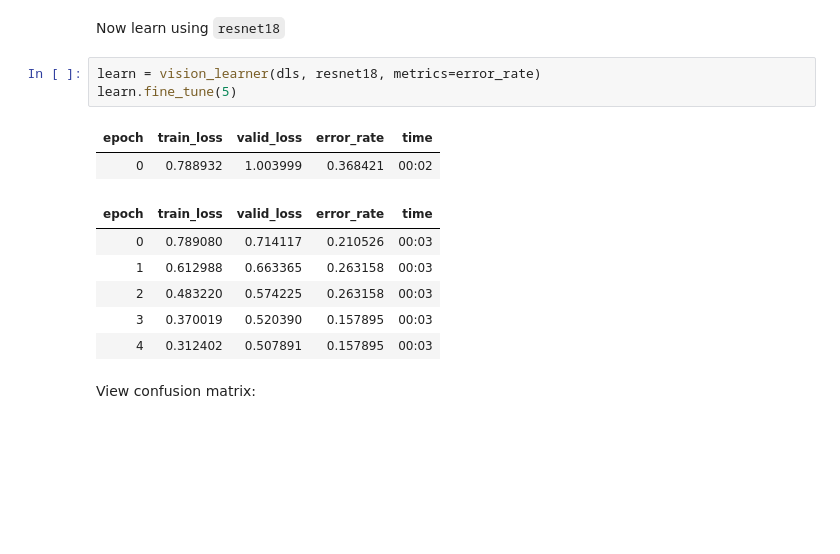
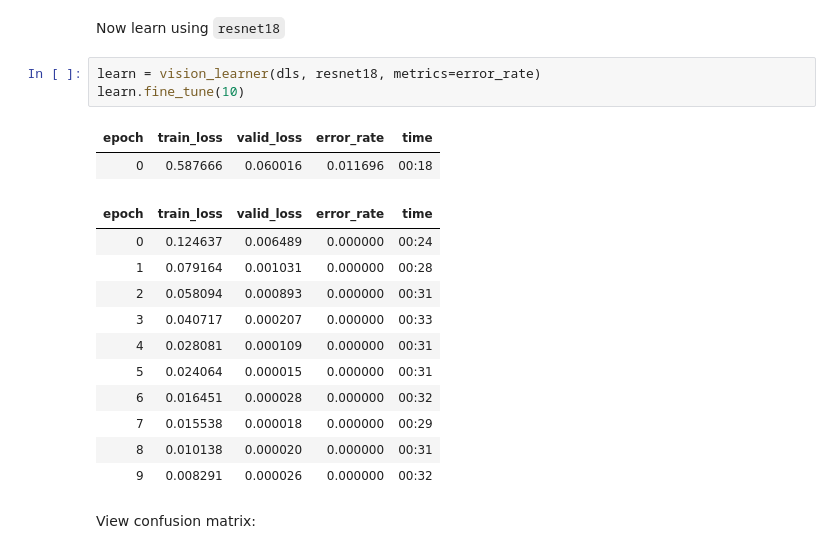
Before and after one commit to felipevaldes/FastAI, a Jupyter notebook: IsItaWoodScrew.ipynb, the cells around one changed output. Cells and saved outputs as stored; diff of their text form; blank space fills up the shorter version.

```diff
--- a/IsItaWoodScrew.ipynb
+++ b/IsItaWoodScrew.ipynb
@@ -75,16 +75,21 @@ dls = DataBlock(
 Now learn using `resnet18`
 # %%
 learn = vision_learner(dls, resnet18, metrics=error_rate)
-learn.fine_tune(5)
+learn.fine_tune(10)
 # %% [output]
 | epoch | train_loss | valid_loss | error_rate | time |
-| 0 | 0.788932 | 1.003999 | 0.368421 | 00:02 |
+| 0 | 0.587666 | 0.060016 | 0.011696 | 00:18 |
 | epoch | train_loss | valid_loss | error_rate | time |
-| 0 | 0.789080 | 0.714117 | 0.210526 | 00:03 |
-| 1 | 0.612988 | 0.663365 | 0.263158 | 00:03 |
-| 2 | 0.483220 | 0.574225 | 0.263158 | 00:03 |
-| 3 | 0.370019 | 0.520390 | 0.157895 | 00:03 |
-| 4 | 0.312402 | 0.507891 | 0.157895 | 00:03 |
+| 0 | 0.124637 | 0.006489 | 0.000000 | 00:24 |
+| 1 | 0.079164 | 0.001031 | 0.000000 | 00:28 |
+| 2 | 0.058094 | 0.000893 | 0.000000 | 00:31 |
+| 3 | 0.040717 | 0.000207 | 0.000000 | 00:33 |
+| 4 | 0.028081 | 0.000109 | 0.000000 | 00:31 |
+| 5 | 0.024064 | 0.000015 | 0.000000 | 00:31 |
+| 6 | 0.016451 | 0.000028 | 0.000000 | 00:32 |
+| 7 | 0.015538 | 0.000018 | 0.000000 | 00:29 |
+| 8 | 0.010138 | 0.000020 | 0.000000 | 00:31 |
+| 9 | 0.008291 | 0.000026 | 0.000000 | 00:32 |
 # %% [markdown]
 View confusion matrix:
 # %%
```
Also changed, not shown: parts of 3 cells of this notebook, 2 other files.
